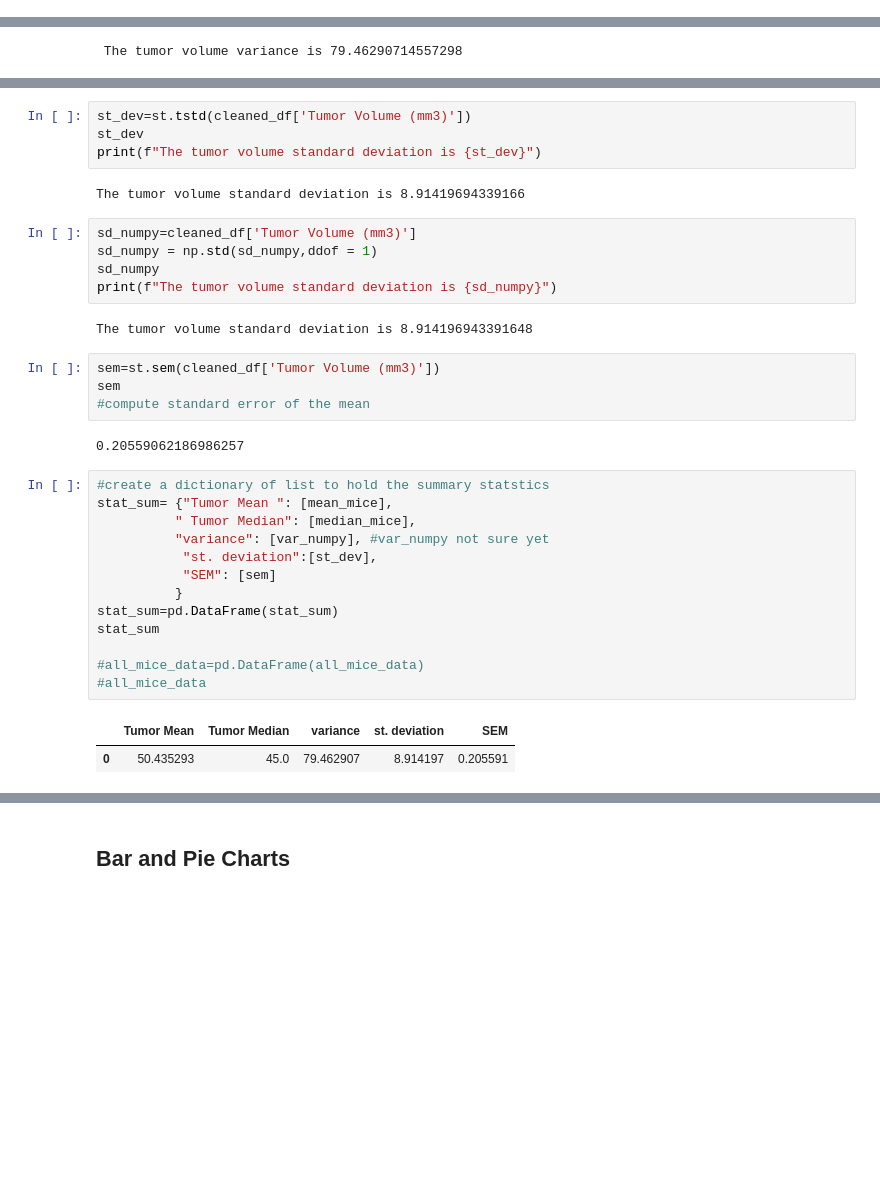
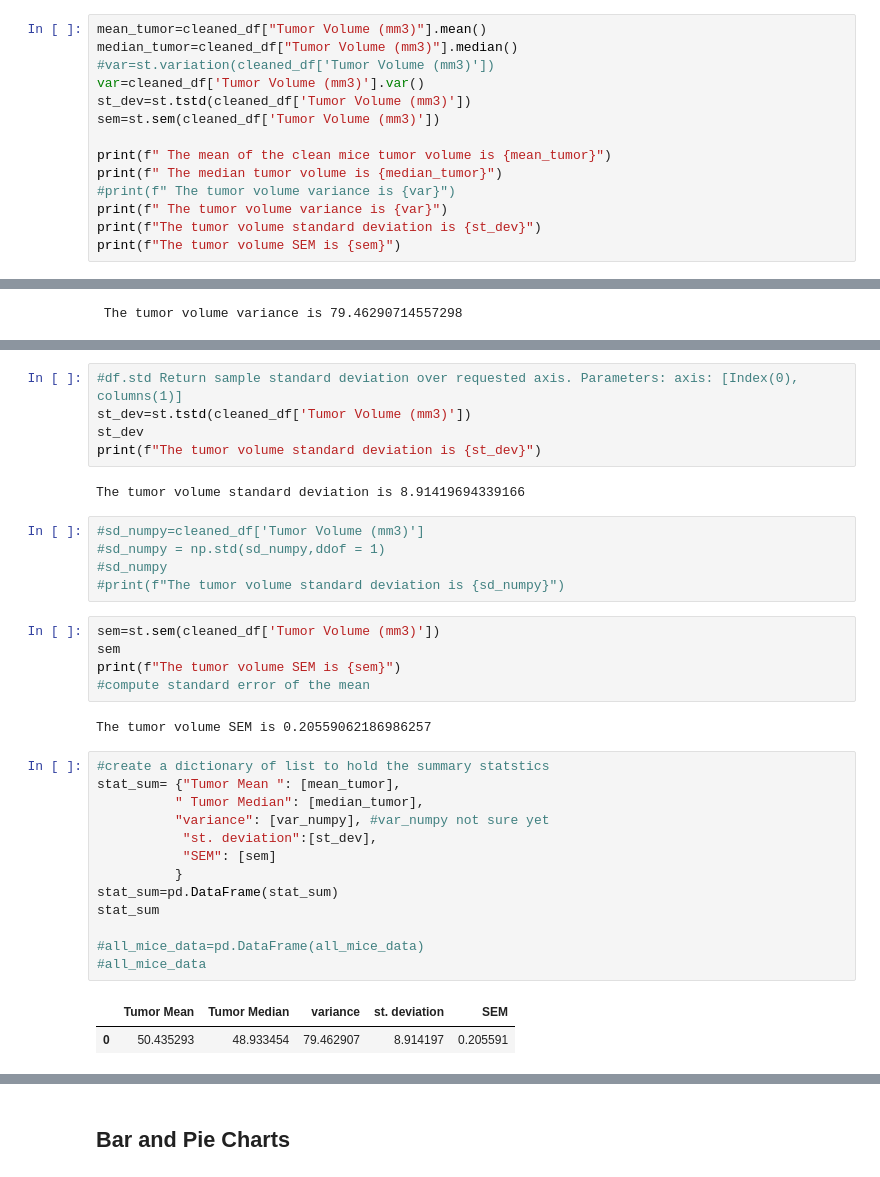
Before and after one commit to JohnMowry77/Pymaceuticals-, a Jupyter notebook: Pymaceuticals .ipynb, the cells around one changed output, grey strips where cells are left out. Saved outputs shown, nothing was run; the diff lists cells and outputs as text; blank space fills up the shorter version.

Commit message:
stats clean up

```diff
--- a/Pymaceuticals .ipynb
+++ b/Pymaceuticals .ipynb
@@ -195,3 +185,17 @@ mean_mice=cleaned_df["Tumor Volume (mm3)"].mean()
 print(f" The mean of the clean mice tumor volume is {mean_mice}")
 # %% [output]
  The mean of the clean mice tumor volume is 50.435293232255326
+# %%
+mean_tumor=cleaned_df["Tumor Volume (mm3)"].mean()
+median_tumor=cleaned_df["Tumor Volume (mm3)"].median()
+#var=st.variation(cleaned_df['Tumor Volume (mm3)'])
+var=cleaned_df['Tumor Volume (mm3)'].var()
+st_dev=st.tstd(cleaned_df['Tumor Volume (mm3)'])
+sem=st.sem(cleaned_df['Tumor Volume (mm3)'])
+
+print(f" The mean of the clean mice tumor volume is {mean_tumor}")
+print(f" The median tumor volume is {median_tumor}")
+#print(f" The tumor volume variance is {var}")
+print(f" The tumor volume variance is {var}")
+print(f"The tumor volume standard deviation is {st_dev}")
+print(f"The tumor volume SEM is {sem}")
@@ -248,37 +263,37 @@ print(f" The tumor volume variance is {var_numpy}")
 # %%
+#df.std Return sample standard deviation over requested axis. Parameters: axis: [Index(0), columns(1)]
 st_dev=st.tstd(cleaned_df['Tumor Volume (mm3)'])
 st_dev
 print(f"The tumor volume standard deviation is {st_dev}")
 # %% [output]
 The tumor volume standard deviation is 8.91419694339166
 # %%
-sd_numpy=cleaned_df['Tumor Volume (mm3)']
-sd_numpy = np.std(sd_numpy,ddof = 1)
-sd_numpy
-print(f"The tumor volume standard deviation is {sd_numpy}")
+#sd_numpy=cleaned_df['Tumor Volume (mm3)']
+#sd_numpy = np.std(sd_numpy,ddof = 1)
+#sd_numpy
+#print(f"The tumor volume standard deviation is {sd_numpy}")
-# %% [output]
-The tumor volume standard deviation is 8.914196943391648
 # %%
 sem=st.sem(cleaned_df['Tumor Volume (mm3)'])
 sem
+print(f"The tumor volume SEM is {sem}")
 #compute standard error of the mean
 # %% [output]
-0.20559062186986257
+The tumor volume SEM is 0.20559062186986257
 # %%
 #create a dictionary of list to hold the summary statstics
-stat_sum= {"Tumor Mean ": [mean_mice],
-          " Tumor Median": [median_mice],
+stat_sum= {"Tumor Mean ": [mean_tumor],
+          " Tumor Median": [median_tumor],
           "variance": [var_numpy], #var_numpy not sure yet
            "st. deviation":[st_dev],
            "SEM": [sem]
           }
 stat_sum=pd.DataFrame(stat_sum)
 stat_sum
 
 #all_mice_data=pd.DataFrame(all_mice_data)
 #all_mice_data
 # %% [output]
 |  | Tumor Mean | Tumor Median | variance | st. deviation | SEM |
-| 0 | 50.435293 | 45.0 | 79.462907 | 8.914197 | 0.205591 |
+| 0 | 50.435293 | 48.933454 | 79.462907 | 8.914197 | 0.205591 |
 # %%
 # Use groupby and summary statistical methods to calculate the following properties of each drug regimen:
```
Also changed, not shown: parts of 27 cells of this notebook.
